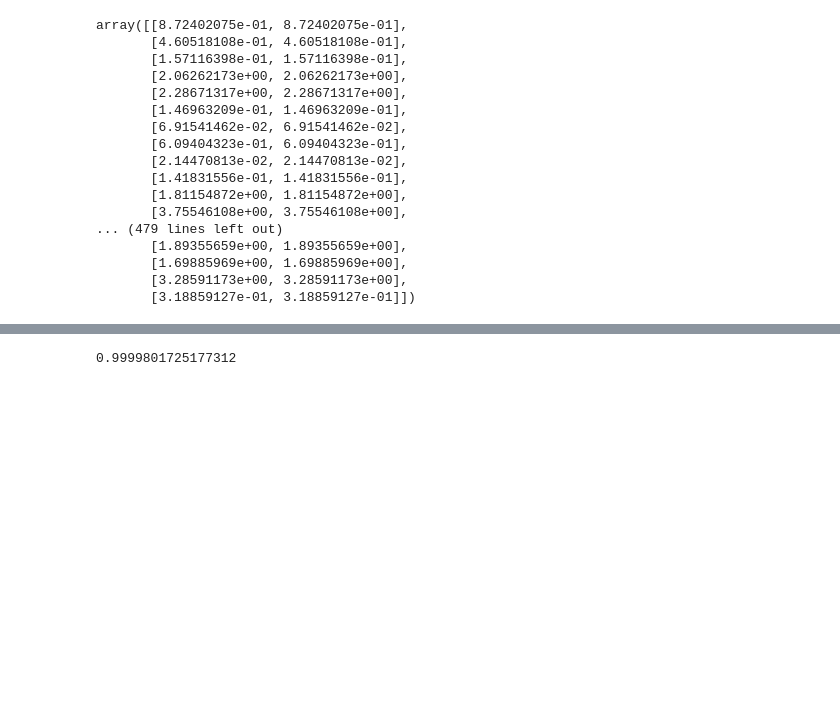
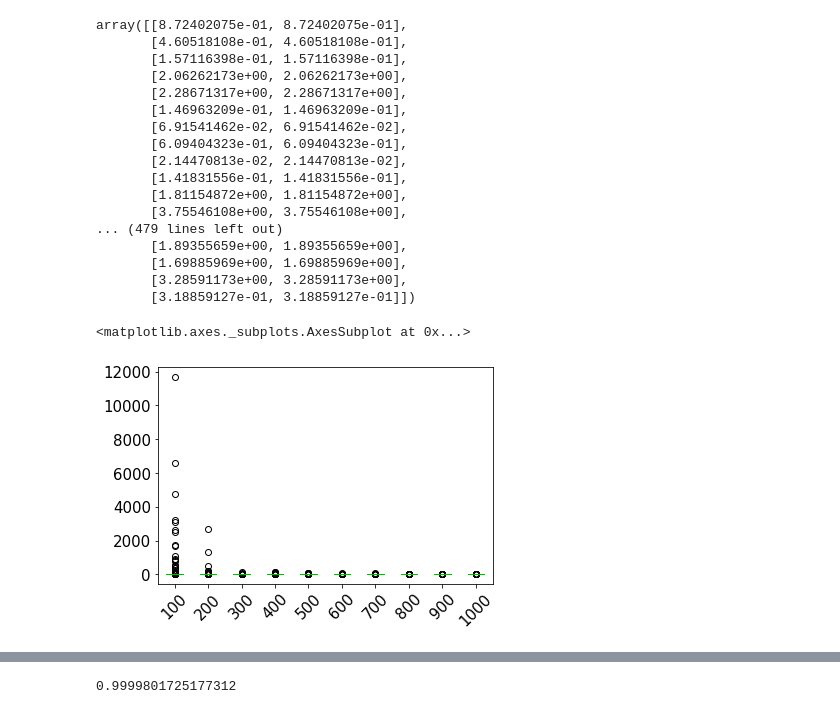
Before and after one commit to byronacunia/Linear, a Jupyter notebook: Linear.ipynb, the cells around one changed output, grey strips where cells are left out. Cells and saved outputs as stored; diff of their text form; code cells hidden in the pictures; blank space fills up the shorter version.

```diff
--- a/Linear.ipynb
+++ b/Linear.ipynb
@@ -132,3 +132,10 @@ array([[8.72402075e-01, 8.72402075e-01],
        [1.69885969e+00, 1.69885969e+00],
        [3.28591173e+00, 3.28591173e+00],
        [3.18859127e-01, 3.18859127e-01]])
+# %%
+MSE =  pd.read_csv("/content/MSE_1.csv")
+# %%
+MSE.boxplot(grid=False, rot=45, fontsize=15)
+# %% [output]
+<matplotlib.axes._subplots.AxesSubplot at 0x...>
+[figure, added]
```
Also changed, not shown: parts of 13 cells of this notebook.
